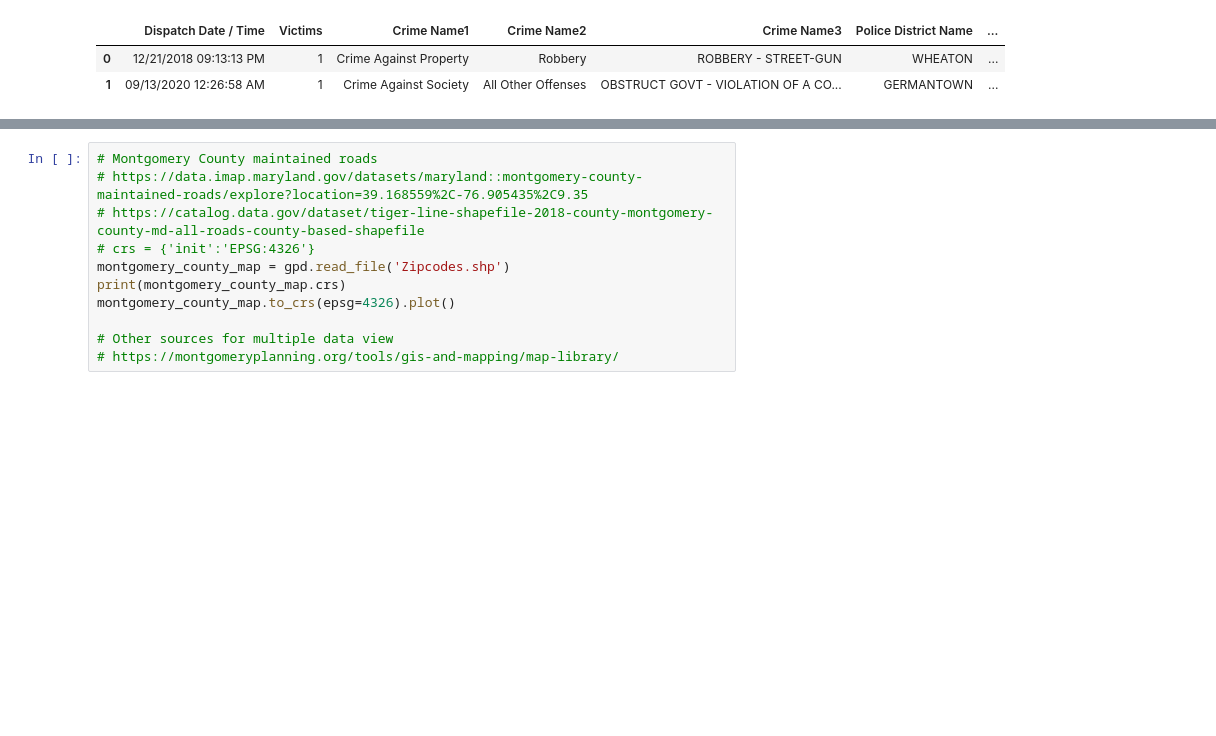
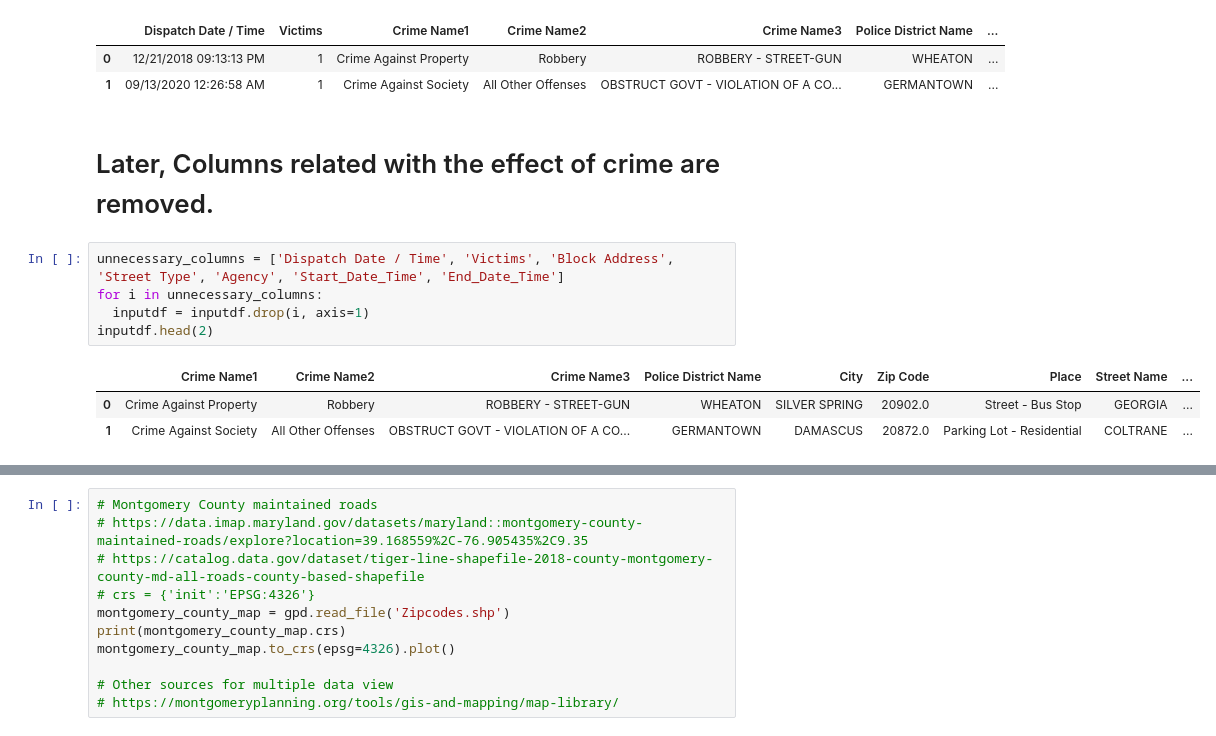
Before and after one commit to Shawon046/Crime-Prediction-for-Montgomery-County, a Jupyter notebook: crime predictor.ipynb, the cells around one changed output, grey strips where cells are left out. Saved outputs shown, nothing was run; the diff lists cells and outputs as text; blank space fills up the shorter version.

```diff
--- a/crime predictor.ipynb
+++ b/crime predictor.ipynb
@@ -80,3 +80,14 @@ inputdf.head(2)
 |  | Dispatch Date / Time | Victims | Crime Name1 | Crime Name2 | Crime Name3 | Police District Name | ... |
 | 0 | 12/21/2018 09:13:13 PM | 1 | Crime Against Property | Robbery | ROBBERY - STREET-GUN | WHEATON | ... |
 | 1 | 09/13/2020 12:26:58 AM | 1 | Crime Against Society | All Other Offenses | OBSTRUCT GOVT - VIOLATION OF A CO... | GERMANTOWN | ... |
+# %% [markdown]
+# Later, Columns related with the effect of crime are removed.
+# %%
+unnecessary_columns = ['Dispatch Date / Time', 'Victims', 'Block Address', 'Street Type', 'Agency', 'Start_Date_Time', 'End_Date_Time']
+for i in unnecessary_columns:
+  inputdf = inputdf.drop(i, axis=1)
+inputdf.head(2)
+# %% [output]
+|  | Crime Name1 | Crime Name2 | Crime Name3 | Police District Name | City | Zip Code | Place | Street Name | ... |
+| 0 | Crime Against Property | Robbery | ROBBERY - STREET-GUN | WHEATON | SILVER SPRING | 20902.0 | Street - Bus Stop | GEORGIA | ... |
+| 1 | Crime Against Society | All Other Offenses | OBSTRUCT GOVT - VIOLATION OF A CO... | GERMANTOWN | DAMASCUS | 20872.0 | Parking Lot - Residential | COLTRANE | ... |
```
Also changed, not shown: parts of 16 cells of this notebook.
